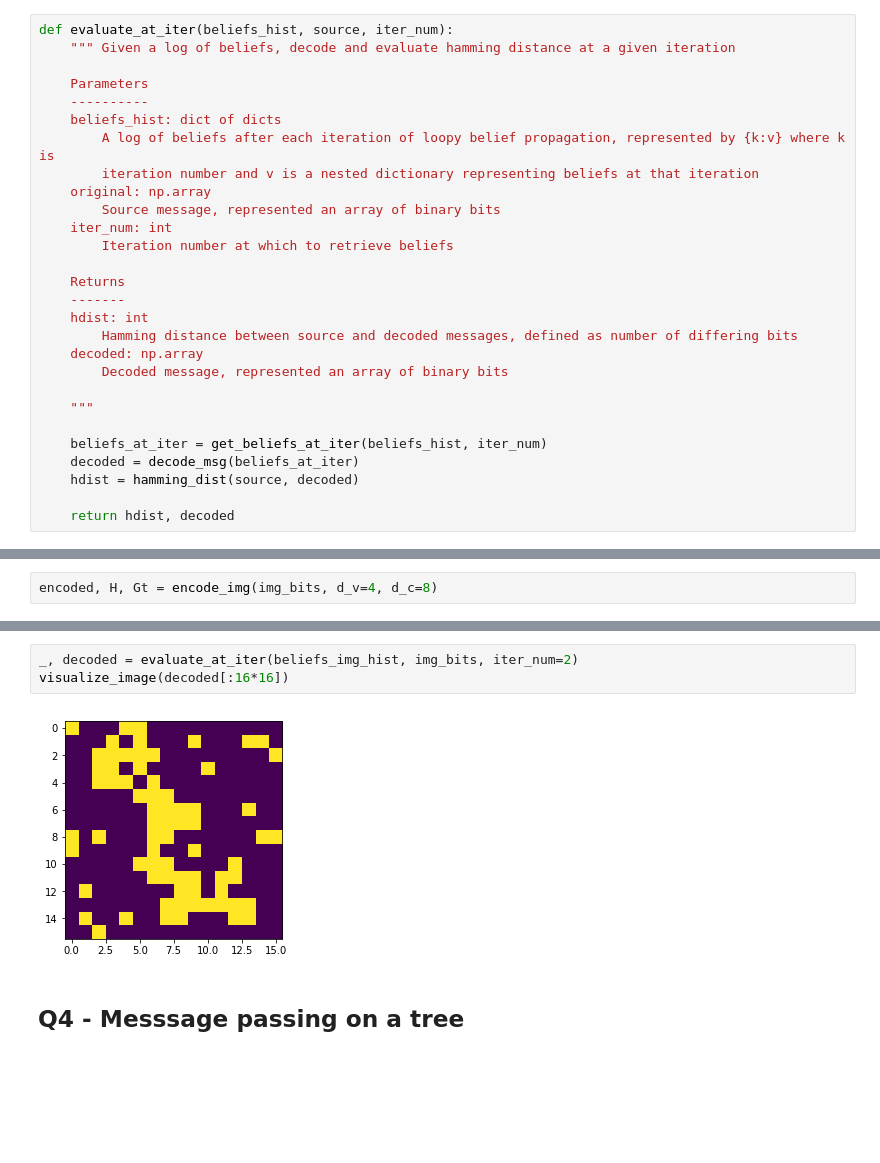
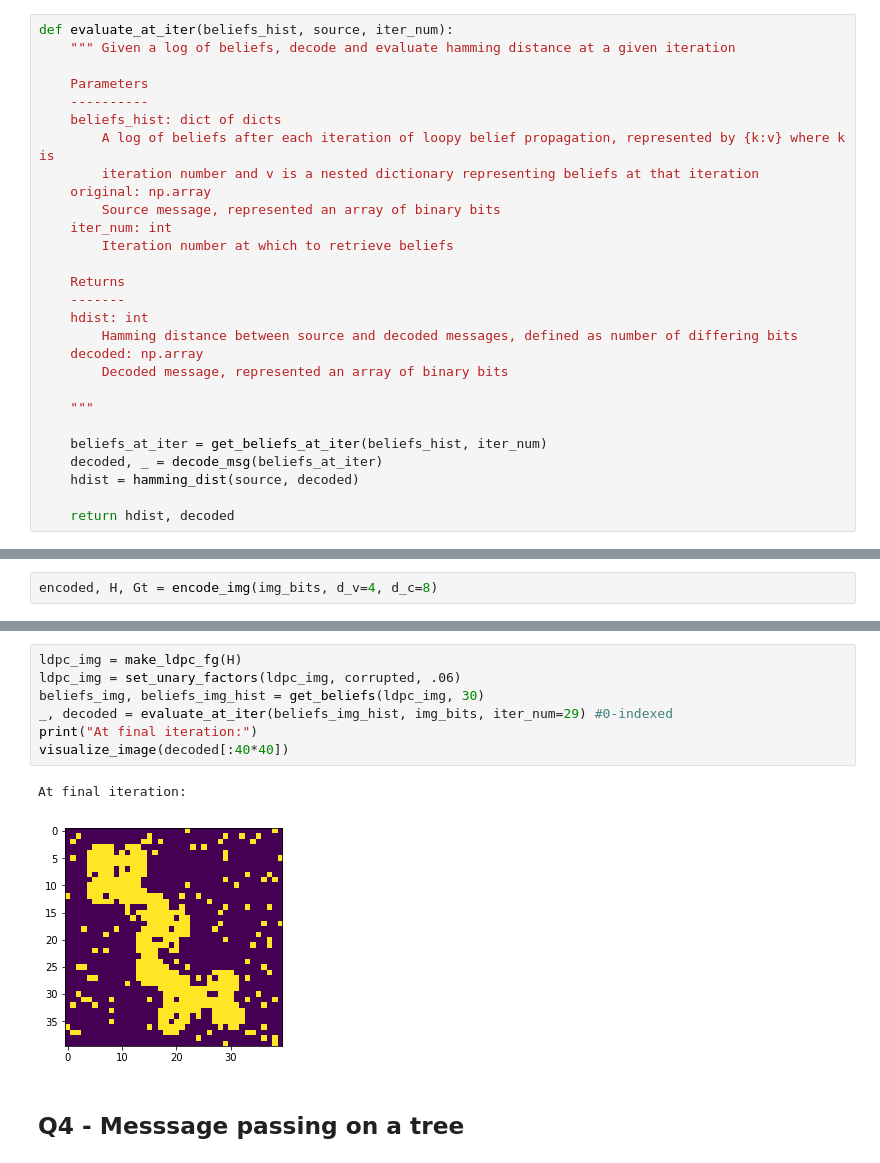
Before and after one commit to nyjgary/probabilistic-graphical-models, a Jupyter notebook: hwk3-bp/belief-propagation.ipynb, the cells around one changed output, grey strips where cells are left out. Saved outputs shown, nothing was run; the diff lists cells and outputs as text; blank space fills up the shorter version.

```diff
--- a/hwk3-bp/belief-propagation.ipynb
+++ b/hwk3-bp/belief-propagation.ipynb
@@ -587,7 +583,7 @@ def evaluate_at_iter(beliefs_hist, source, iter_num):
     """
 
     beliefs_at_iter = get_beliefs_at_iter(beliefs_hist, iter_num)
-    decoded = decode_msg(beliefs_at_iter)
+    decoded, _ = decode_msg(beliefs_at_iter)
     hdist = hamming_dist(source, decoded)
 
     return hdist, decoded
@@ -796,8 +785,13 @@ Loopy belief propagation completed in 28s
-# %%
-_, decoded = evaluate_at_iter(beliefs_img_hist, img_bits, iter_num=2)
-visualize_image(decoded[:16*16])
-# %% [output]
-[figure, removed]
+# %%
+ldpc_img = make_ldpc_fg(H)
+ldpc_img = set_unary_factors(ldpc_img, corrupted, .06)
+beliefs_img, beliefs_img_hist = get_beliefs(ldpc_img, 30)
+_, decoded = evaluate_at_iter(beliefs_img_hist, img_bits, iter_num=29) #0-indexed
+print("At final iteration:")
+visualize_image(decoded[:40*40])
+# %% [output]
+At final iteration:
+[figure, added]
 # %% [markdown]
 ## Q4 - Messsage passing on a tree
 # %%
```
Also changed, not shown: parts of 21 cells of this notebook.
